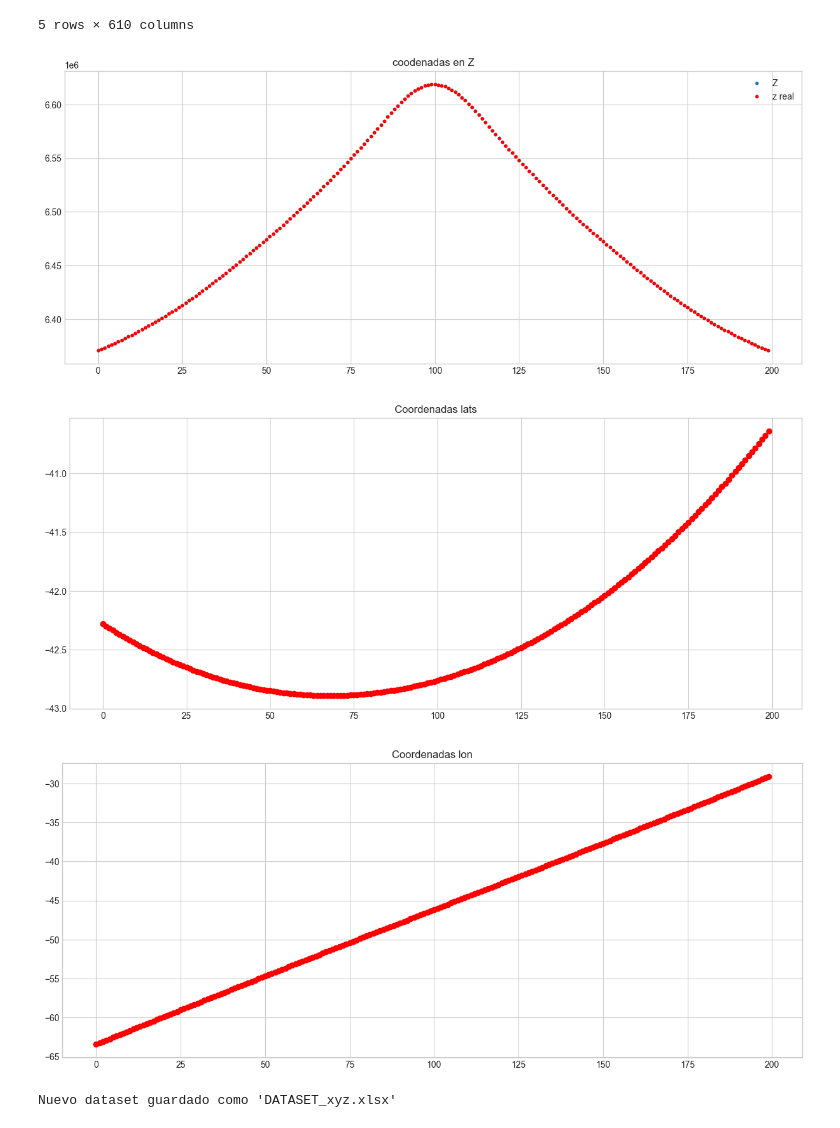
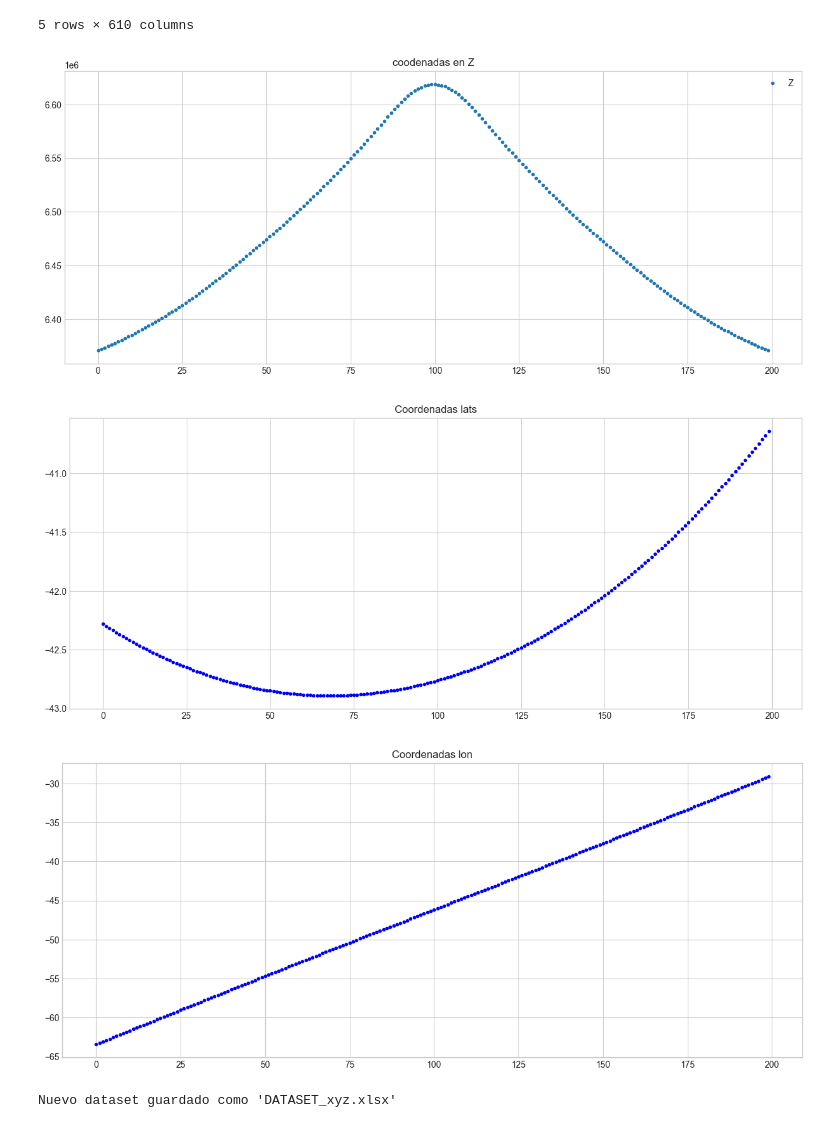
Before and after one commit to ValeFernando840/Ray-Tracing, a Jupyter notebook: 01-Generar_Nuevo_Dataset.ipynb, the cells around one changed output. Drawn from its saved outputs; the diff is of its cells as text; code cells hidden in the pictures.

```diff
--- a/01-Generar_Nuevo_Dataset.ipynb
+++ b/01-Generar_Nuevo_Dataset.ipynb
@@ -9,10 +9,10 @@ import matplotlib.pyplot as plt
 from Utils import geo_conversions as gc
 import seaborn as sns
 # %%
-df1 = pd.read_excel("new_dataset.xlsx")
-df2 = pd.read_excel("new_dataset_2da_part.xlsx")
-df3 = pd.read_excel("new_dataset_3ra_part.xlsx")
-df4 = pd.read_excel("new_dataset_4ra_part.xlsx")
+df1 = pd.read_excel("./Partes-datasets-descargadas/new_dataset.xlsx")
+df2 = pd.read_excel("./Partes-datasets-descargadas/new_dataset_2da_part.xlsx")
+df3 = pd.read_excel("./Partes-datasets-descargadas/new_dataset_3ra_part.xlsx")
+df4 = pd.read_excel("./Partes-datasets-descargadas/new_dataset_4ra_part.xlsx")
 df = pd.concat([df1, df2, df3, df4], ignore_index=True)
 df.info()
 # %% [output]
@@ -207,35 +207,38 @@ coord_df.head()
 # %%
 #TOMO UN VALOR DE TODOS LOS CONVERTIDOS Y OBSERVO SI COINCIDE CON LA ORIGINAL ANTES DE CONVERTIR EN SU CONJUNTO TOTAL.
 phi1,theta1,rho1= gc.transform_cartesian_to_spherical(x_df.iloc[1].to_numpy(),y_df.iloc[1].to_numpy(),z_df.iloc[1].to_numpy())
 lat1,lon1, Altura1 = gc.transform_spherical_to_geographic(phi1,theta1,rho1)
 Altura1=Altura1-6.371E6
+X1_lat = lat[1]
+Y1_lon = lon[1]
+Z1_h = heights[1]
 plt.figure(figsize = (15,6))
 plt.plot(Altura1, label = "Z",linestyle= 'None', marker = '.')
-plt.plot(Z1_h,label= "z real",linestyle = 'None', marker= '.', color = 'red')
+# plt.plot(Z1_h,label= "z real",linestyle = 'None', marker= '.', color = 'red')
 plt.title("coodenadas en Z")
 plt.legend()
 plt.show()
 ## CONFIRMAMOS QUE SE REALIZA BIEN LA TRANSFORMACIÓN EN 'Z' / ALTURA
 
 plt.figure(figsize=(15,6))
 plt.plot(lat1,linestyle = 'None', marker= '.',color = 'blue')
-plt.plot(X1_lat, linestyle = 'None', marker = 'o', color = 'red')
+# plt.plot(X1_lat, linestyle = 'None', marker = 'o', color = 'red')
 plt.title('Coordenadas lats')
 plt.legend()
 plt.show()
 ## TAMBIEN SE CONFIRMA LA BUENA CONVERSION PARA LATITUDES.
 plt.figure(figsize = (15,6))
 plt.plot(lon1,linestyle = 'None', marker= '.',color = 'blue')
-plt.plot(Y1_lon, linestyle = 'None', marker = 'o', color = 'red')
+# plt.plot(Y1_lon, linestyle = 'None', marker = 'o', color = 'red')
 plt.title('Coordenadas lon')
 plt.show()
 
 ## se confirma que para las 3 coordenadas se realizaron las conversiones correctamente por lo que se puede guardar con
 # normalidad un nuevo dataset.
 # %% [output]
-[figure, old version]
+[figure, new version]
-[figure, old version]
+[figure, new version]
-[figure, old version]
+[figure, new version]
 # %%
 # Cuando estes seguro de que el nuevo dataset esta correcto podemos guardarlo. Lo hacemos con un condicional.
 guardar_dataset = True
```
Also changed, not shown: parts of 1 cell of this notebook, 16 other files.
